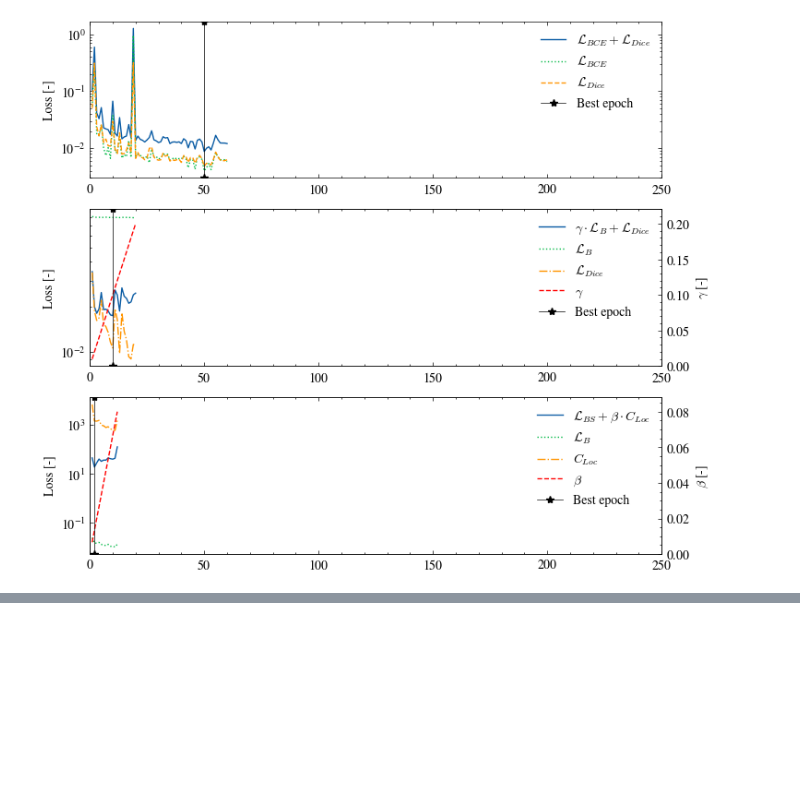
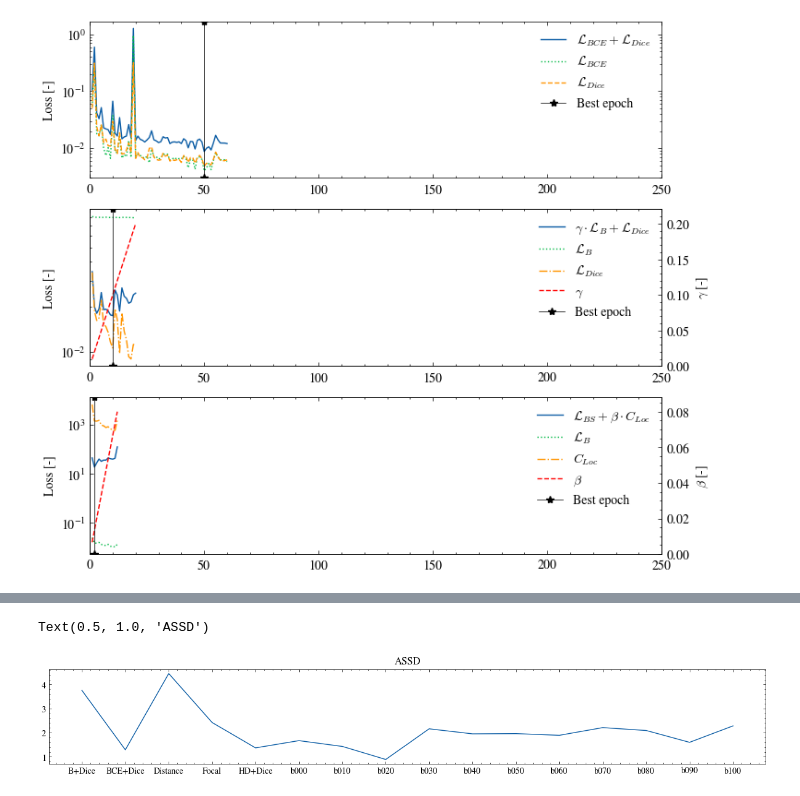
Before and after one commit to a-encalada/bs-loss-function-wtbs, a Jupyter notebook: Pretraining/dataprocess.ipynb, the cells around one changed output, grey strips where cells are left out. Saved outputs shown, nothing was run; the diff lists cells and outputs as text; code cells hidden in the pictures; blank space fills up the shorter version.

```diff
--- a/Pretraining/dataprocess.ipynb
+++ b/Pretraining/dataprocess.ipynb
@@ -418,0 +458,7 @@ plt.plot(df.test_hd95)
+# %%
+plt.figure(figsize=(15,2))
+plt.plot(df.test_assd)
+plt.title('ASSD')
+# %% [output]
+Text(0.5, 1.0, 'ASSD')
+[figure, added]
```
Also changed, not shown: parts of 9 cells of this notebook, 2 other files.
